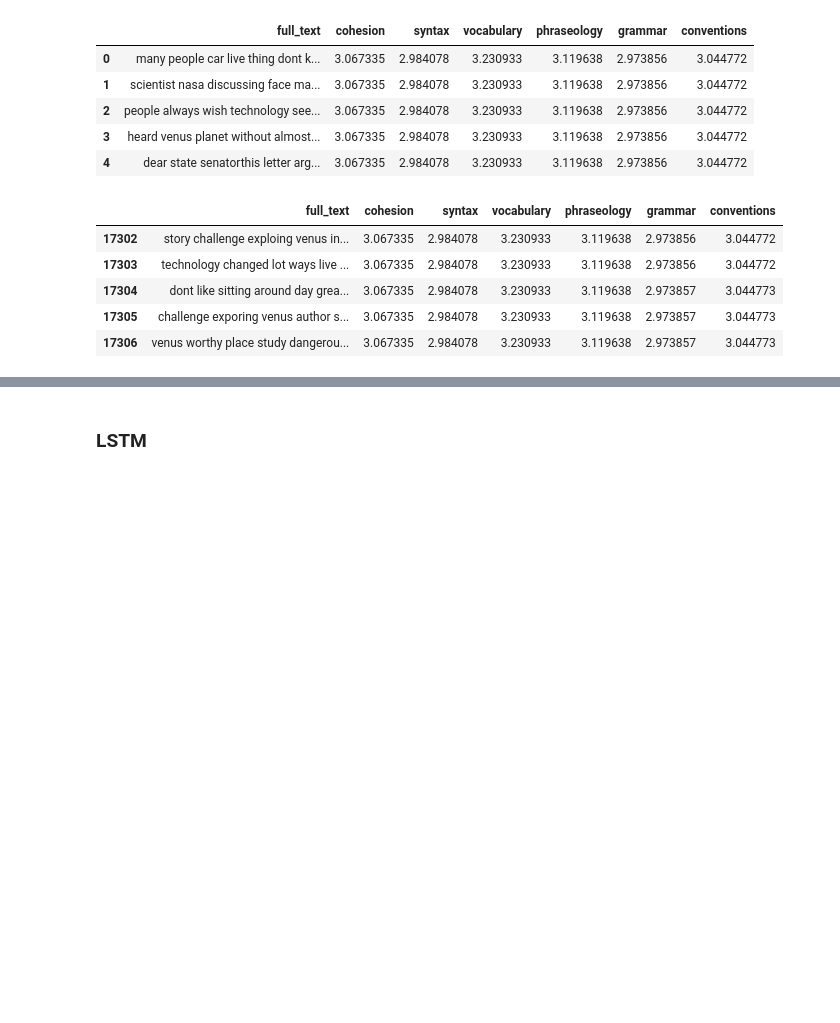
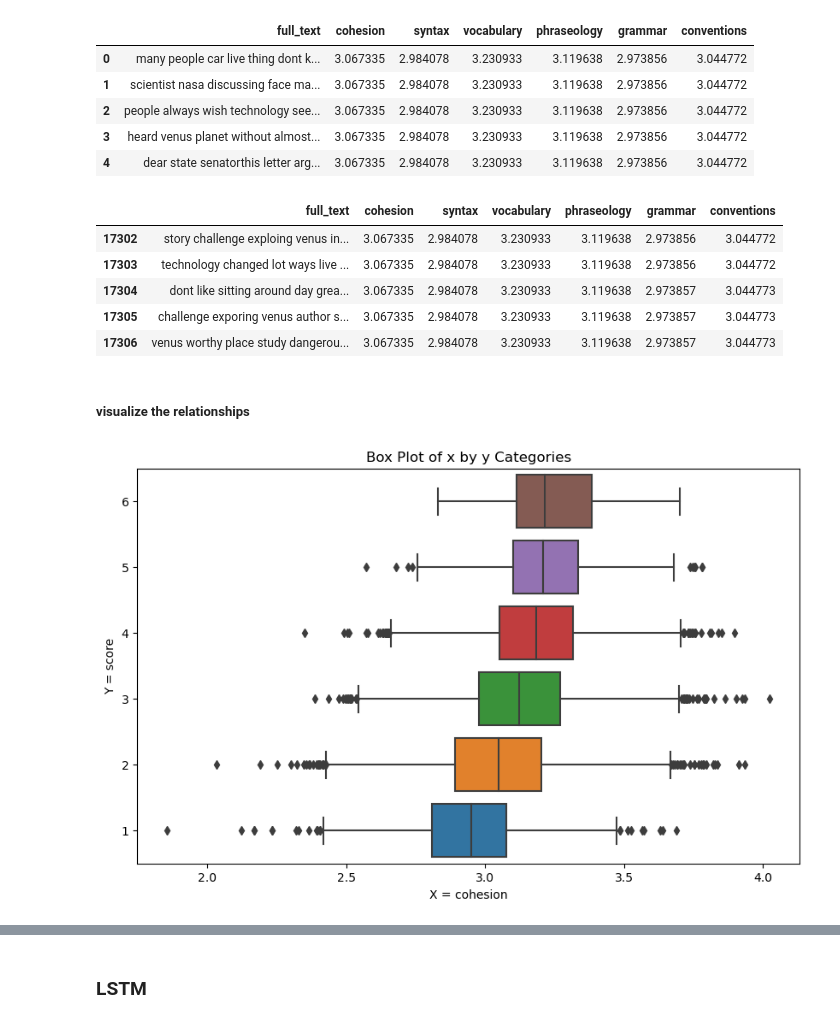
Before and after one commit to RobbieL37/Kaggle-Competition-Automated-Essay-Scoring-2.0, a Jupyter notebook: Kaggle competition Automated Essay Scoring.ipynb, the cells around one changed output, grey strips where cells are left out. Drawn from its saved outputs; the diff is of its cells as text; code cells hidden in the pictures; blank space fills up the shorter version.

```diff
--- a/Kaggle competition Automated Essay Scoring.ipynb
+++ b/Kaggle competition Automated Essay Scoring.ipynb
@@ -1167,3 +1364,21 @@ new_df.tail()
 | 17306 | venus worthy place study dangerou... | 3.067335 | 2.984078 | 3.230933 | 3.119638 | 2.973857 | 3.044773 |
 # %%
 # use this model to do prediction on each essay of current dataset
+# %% [markdown]
+##### visualize the relationships
+# %%
+import matplotlib.pyplot as plt
+import seaborn as sns
+
+x = train_data['cohesion']
+y = train_data['score']
+
+# Plotting
+plt.figure(figsize=(10, 6))
+sns.boxplot(x=x, y=y, data=train_data, orient='h').invert_yaxis()
+plt.title('Box Plot of x by y Categories')
+plt.xlabel('X = cohesion')
+plt.ylabel('Y = score')
+plt.show()
+# %% [output]
+[figure, added]
```
Also changed, not shown: parts of 64 cells of this notebook.
